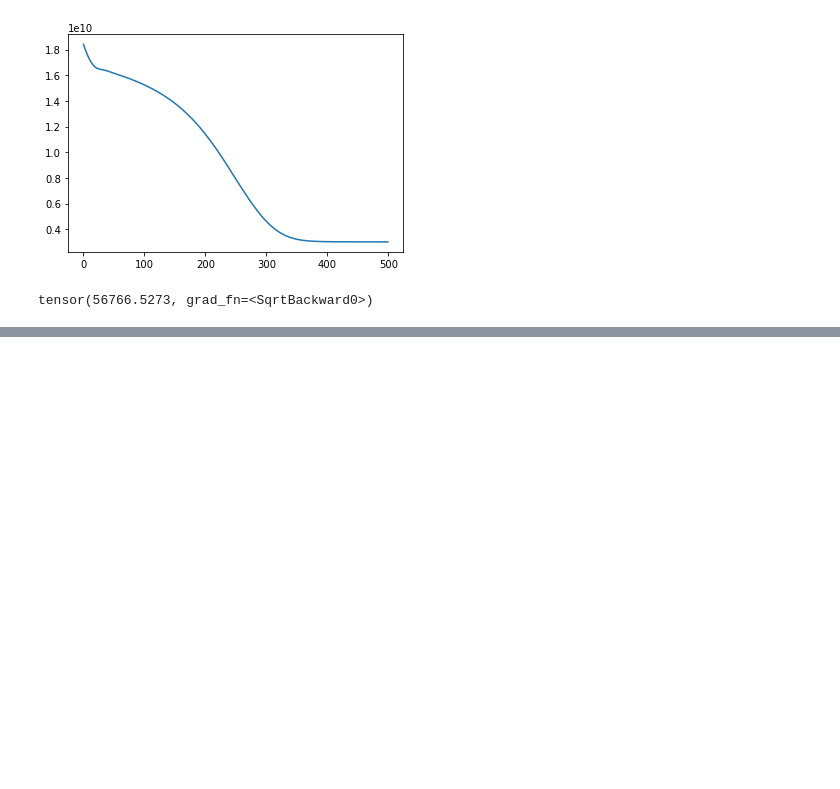
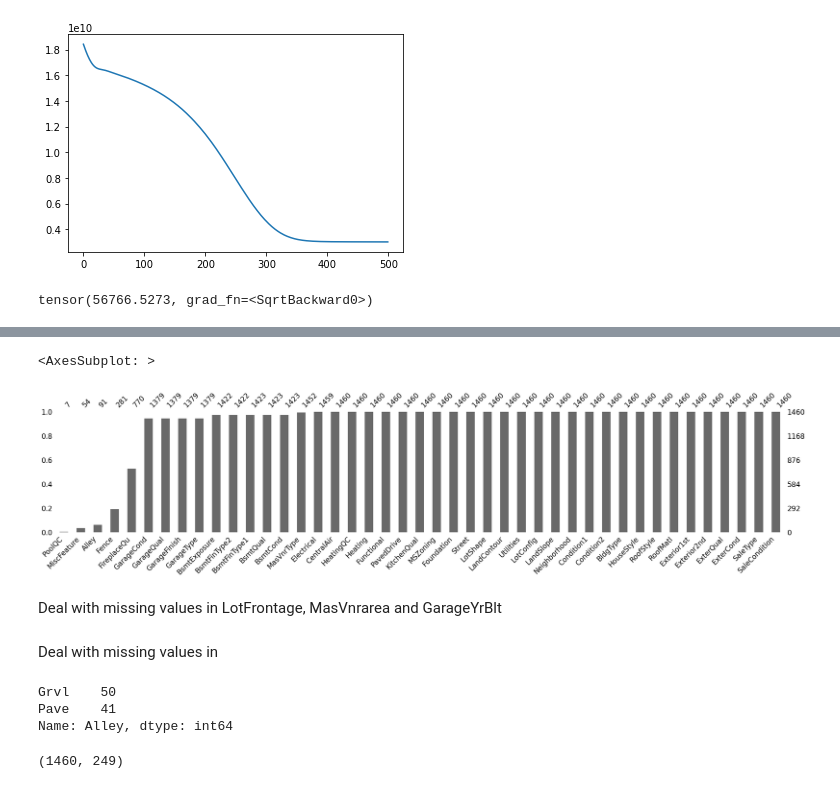
Before and after one commit to maeh98/gianniPastore, a Jupyter notebook: house.ipynb, the cells around one changed output, grey strips where cells are left out. Cells and saved outputs as stored; diff of their text form; code cells hidden in the pictures; blank space fills up the shorter version.

```diff
--- a/house.ipynb
+++ b/house.ipynb
@@ -416,0 +473,3 @@ tensor(56766.5273, grad_fn=<SqrtBackward0>)
+# %%
+categorical_colums = train.describe(include='object').columns
+categorical_colums
@@ -416,0 +501,7 @@ tensor(56766.5273, grad_fn=<SqrtBackward0>)
+# %%
+missingno.bar(train_categoric, sort='ascending', figsize = (30,5))
+# %% [output]
+<AxesSubplot: >
+[figure, added]
+# %% [markdown]
+Deal with missing values in LotFrontage, MasVnrarea and GarageYrBlt
@@ -416,0 +513,2 @@ tensor(56766.5273, grad_fn=<SqrtBackward0>)
+# %% [markdown]
+Deal with missing values in
@@ -416,0 +517,6 @@ tensor(56766.5273, grad_fn=<SqrtBackward0>)
+# %%
+train_categoric['Alley'].value_counts()
+# %% [output]
+Grvl    50
+Pave    41
+Name: Alley, dtype: int64
@@ -416,0 +528,4 @@ tensor(56766.5273, grad_fn=<SqrtBackward0>)
+# %%
+train_cat_OHE.shape
+# %% [output]
+(1460, 249)
```
Also changed, not shown: parts of 42 cells of this notebook, 1 other file.
